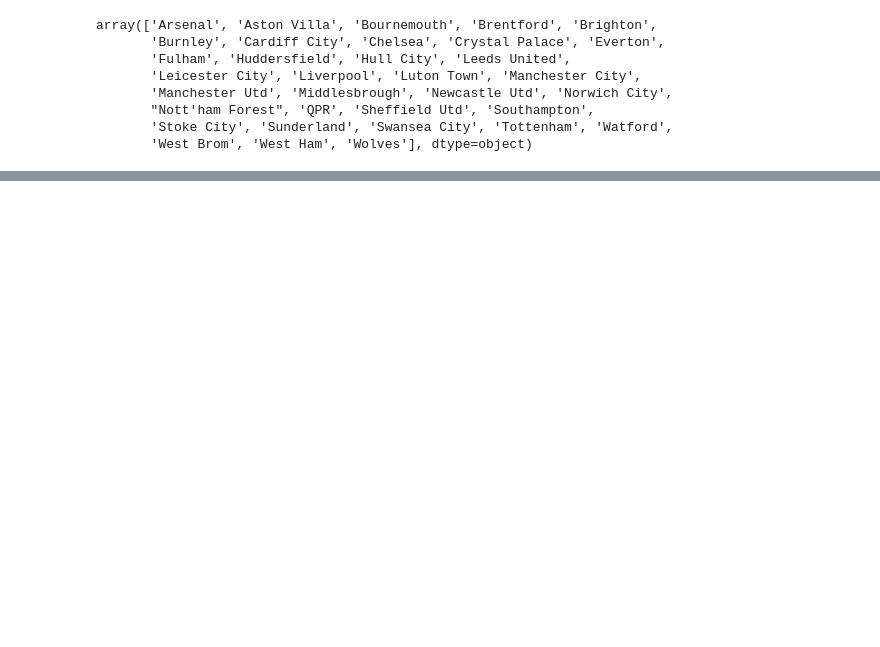
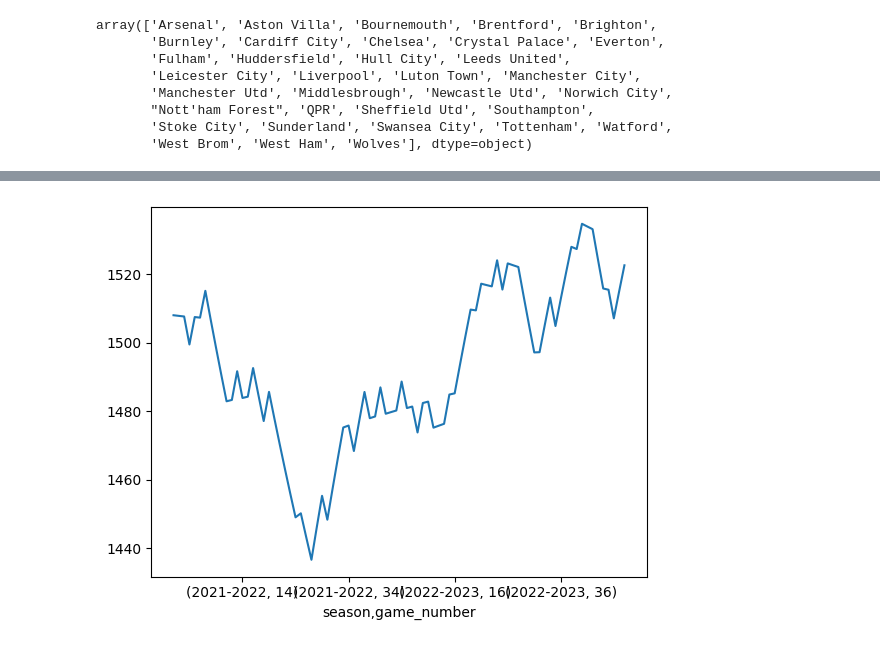
Before and after one commit to jrstats/football-elo, a Jupyter notebook: playground.ipynb, the cells around one changed output, grey strips where cells are left out. Saved outputs shown, nothing was run; the diff lists cells and outputs as text; code cells hidden in the pictures; blank space fills up the shorter version.

```diff
--- a/playground.ipynb
+++ b/playground.ipynb
@@ -65,0 +69,4 @@ elo_df.to_csv("elo.csv")
+# %%
+plot_team(elo, "Brentford")
+# %% [output]
+[figure, added]
```
Also changed, not shown: parts of 7 cells of this notebook.
